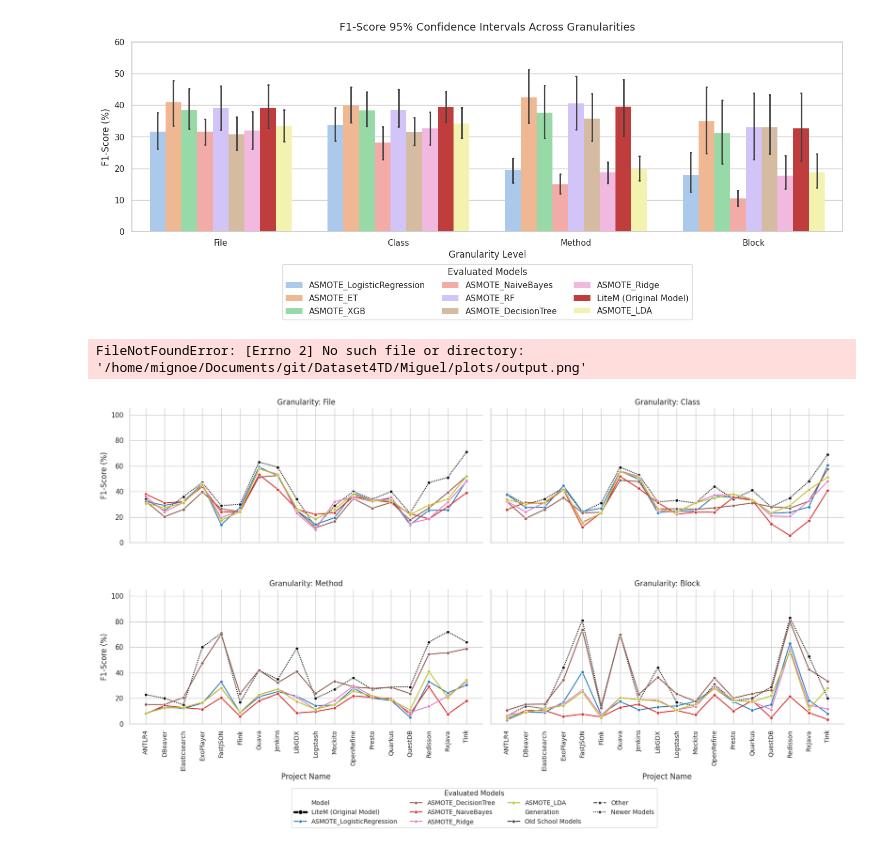
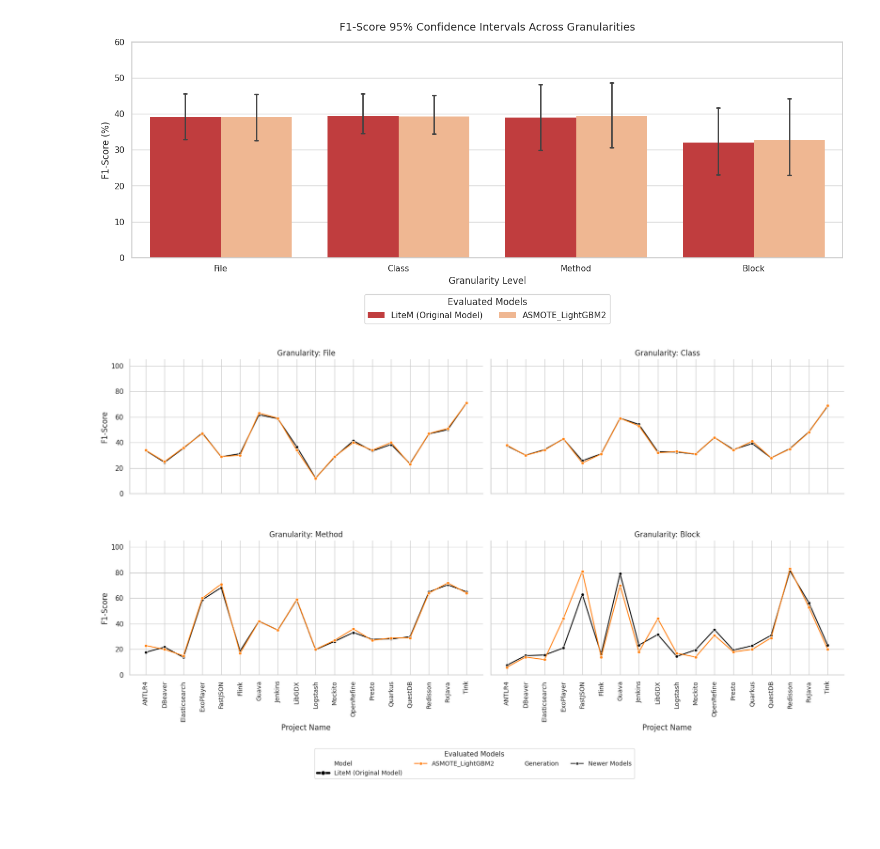
Before and after one commit to MiguelOlivRd/Dataset4TD, a Jupyter notebook: Miguel/plots/reading_from_result_files.ipynb, the cells around one changed output. Saved outputs shown, nothing was run; the diff lists cells and outputs as text; code cells hidden in the pictures; blank space fills up the shorter version.

```diff
--- a/Miguel/plots/reading_from_result_files.ipynb
+++ b/Miguel/plots/reading_from_result_files.ipynb
@@ -6,9 +6,15 @@ import matplotlib.pyplot as plt
 import pandas as pd
 import seaborn as sns
 
-Shift = 0
+# Label_idx = 2 is f1-score
+METRIC_IDX = 2
+
+METRICS = ["Precision", "Recall", "F1-Score", "AUC", "MCC"]
+METRIC = METRICS[METRIC_IDX]
+
+
 FILE_PREFIX = "within_project_"
-FOLDER_PATH = "../results/trying_other_models/"
+FOLDER_PATH = "../results/removing_duplicates_on_test/"
 
 # =====================================================================
 # STEP 1: READ THE DATA
@@ -41,29 +47,30 @@ def parse_file_metrics(filepath):
             try:
 
                 # Corrected indices for F1-score: 3, 8, 13, 18
-                raw_file = float(parts[3 +  Shift])
-                raw_class = float(parts[8 + Shift])
-                raw_method = float(parts[13 + Shift])
-                raw_block = float(parts[18 + Shift])
+                # So the idx must be LABEL_IDX + 1
+                raw_file = float(parts[METRIC_IDX + 1 + 5 * 0])
+                raw_class = float(parts[METRIC_IDX + 1 + 5 * 1])
+                raw_method = float(parts[METRIC_IDX + 1 + 5 * 2])
+                raw_block = float(parts[METRIC_IDX + 1 + 5 * 3])
 
                 # Normalize everything to a 0-100% scale
                 # If a value is <= 1.0 (and not explicitly 0), it's treated as a decimal
-                file_f1 = raw_file * 100 if 0 < raw_file <= 1.0 else raw_file
-                class_f1 = raw_class * 100 if 0 < raw_class <= 1.0 else raw_class
-                method_f1 = (
+                file_metric = raw_file * 100 if 0 < raw_file <= 1.0 else raw_file
+                class_metric = raw_class * 100 if 0 < raw_class <= 1.0 else raw_class
+                method_metric = (
                     raw_method * 100 if 0 < raw_method <= 1.0 else raw_method
                 )
-                block_f1 = (
+                block_metric = (
                     raw_block * 100 if 0 < raw_block <= 1.0 else raw_block
                 )
 
                 rows.append(
                     {
                         "Project": parts[0],
-                        "File": file_f1,
-                        "Class": class_f1,
-                        "Method": method_f1,
-                        "Block": block_f1,
+                        "File": file_metric,
+                        "Class": class_metric,
+                        "Method": method_metric,
+                        "Block": block_metric,
                     }
                 )
             except ValueError:
@@ -99,7 +106,7 @@ def build_comparison_dataset(datasets):
             id_vars=["Project"],
             value_vars=["File", "Class", "Method", "Block"],
             var_name="Granularity",
-            value_name="F1_Score",
+            value_name=METRIC,
         )
         melted_df["Model"] = model_name
         compiled_frames.append(melted_df)
@@ -133,7 +140,7 @@ def plot_model_comparison(comparison_df):
     sns.barplot(
         data=comparison_df,
         x="Granularity",
-        y="F1_Score",
+        y=METRIC,
         hue="Model",
         hue_order=unique_models,  # 1. Aligns visual bar order with legend order
         errorbar="ci",
@@ -151,34 +158,34 @@ def plot_model_comparison(comparison_df):
     )
     plt.ylabel("F1-Score (%)", fontsize=12)
     plt.xlabel("Granularity Level", fontsize=12)
 
     # 3. Placed below the chart in 3 columns so the main plot can expand horizontally
     plt.legend(
         title="Evaluated Models",
         loc="upper center",
         bbox_to_anchor=(0.5, -0.15),
         ncol=3,
     )
 
     plt.tight_layout()
     plt.show()
 
 # =====================================================================
 # MAIN RUNNER
 # =====================================================================
 if __name__ == "__main__":
     # Module 1: Extract
     raw_data = load_all_models()
 
     # Module 2: Transform
     master_df = build_comparison_dataset(raw_data)
 
     master_df.Model = master_df.Model.replace("ASMOTE_LightGBM", "LiteM (Original Model)")
 
     # Module 3: Visualize
     plot_model_comparison(master_df)
 # %% [output]
-[figure, old version]
+[figure, new version]
 # %%
 # =====================================================================
 # STEP 3: PLOTTING FUNCTION (FIXED & ROBUST)
@@ -204,8 +211,17 @@ def plot_granularity_line_charts(comparison_df):
         "SMOTE_LightGBM",
         "ENN_LightGBM",
         "NoSMOTE_LightGBM",
+        "ASMOTE_XGB",
+        "ASMOTE_LogisticRegression",
+        "ASMOTE_RF",
+        "ASMOTE_DecisionTree",
+        "ASMOTE_Ridge",
+        "ASMOTE_ET",
+        "ASMOTE_NaiveBayes",
+        "ASMOTE_LDA",
         "TL_LightGBM",
         "RUS_LightGBM",
+        "ASMOTE_LightGBM2"
     ]
 
     old_school_models = [
@@ -261,7 +277,7 @@ def plot_granularity_line_charts(comparison_df):
     g.map_dataframe(
         sns.lineplot,
         x="Project",
-        y="F1_Score",
+        y=METRIC,
         hue="Model",
         hue_order=model_order if model_order else None,
         style="Generation",
@@ -291,8 +307,8 @@ def plot_granularity_line_charts(comparison_df):
                 line.set_markersize(7)
                 line.set_zorder(10)  # Bring to front
 
-    g.axes.flat[0].set_ylabel("F1-Score (%)", fontsize=12)
-    g.axes.flat[2].set_ylabel("F1-Score (%)", fontsize=12)
+    g.axes.flat[0].set_ylabel(METRIC, fontsize=12)
+    g.axes.flat[2].set_ylabel(METRIC, fontsize=12)
     g.set(ylim=(0, 105))
 
     # 6. Formatting & Legend Layout
@@ -339,5 +355,4 @@ if __name__ == "__main__":
 
         plot_granularity_line_charts(prepared_df)
 # %% [output]
-FileNotFoundError: [Errno 2] No such file or directory: '/home/mignoe/Documents/git/Dataset4TD/Miguel/plots/output.png'
-[figure, old version]
+[figure, new version]
```
Also changed, not shown: parts of 4 cells of this notebook, 25 other files.
